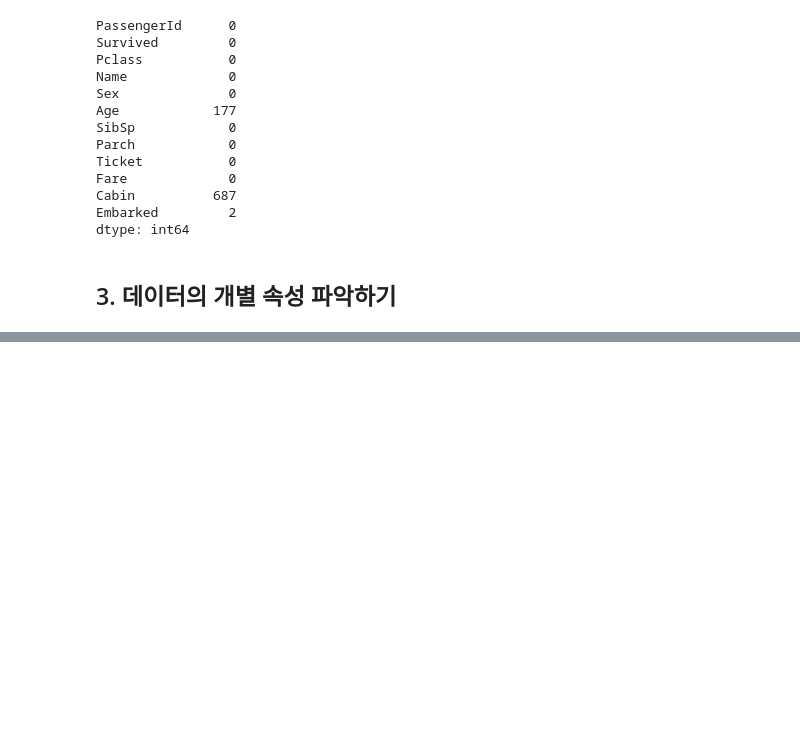
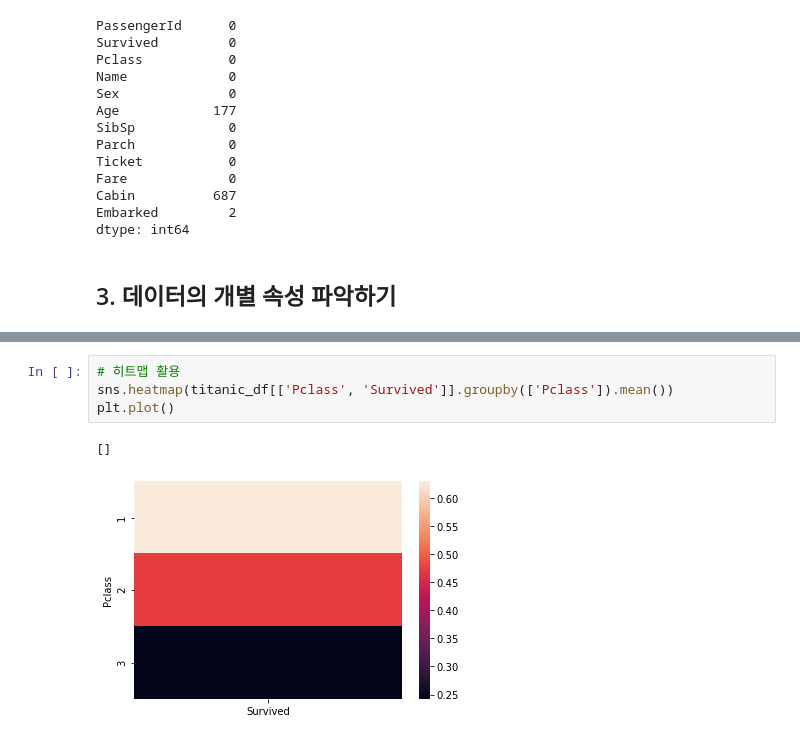
Before and after one commit to super-corini/programmers_kdt_II, a Jupyter notebook: 4. EDA.ipynb, the cells around one changed output, grey strips where cells are left out. Cells and saved outputs as stored; diff of their text form; blank space fills up the shorter version.

```diff
--- a/4. EDA.ipynb
+++ b/4. EDA.ipynb
@@ -99,0 +140,7 @@ dtype: int64
+# %%
+# 히트맵 활용
+sns.heatmap(titanic_df[['Pclass', 'Survived']].groupby(['Pclass']).mean())
+plt.plot()
+# %% [output]
+[]
+[figure, added]
```
Also changed, not shown: parts of 41 cells of this notebook, 1 other file.
